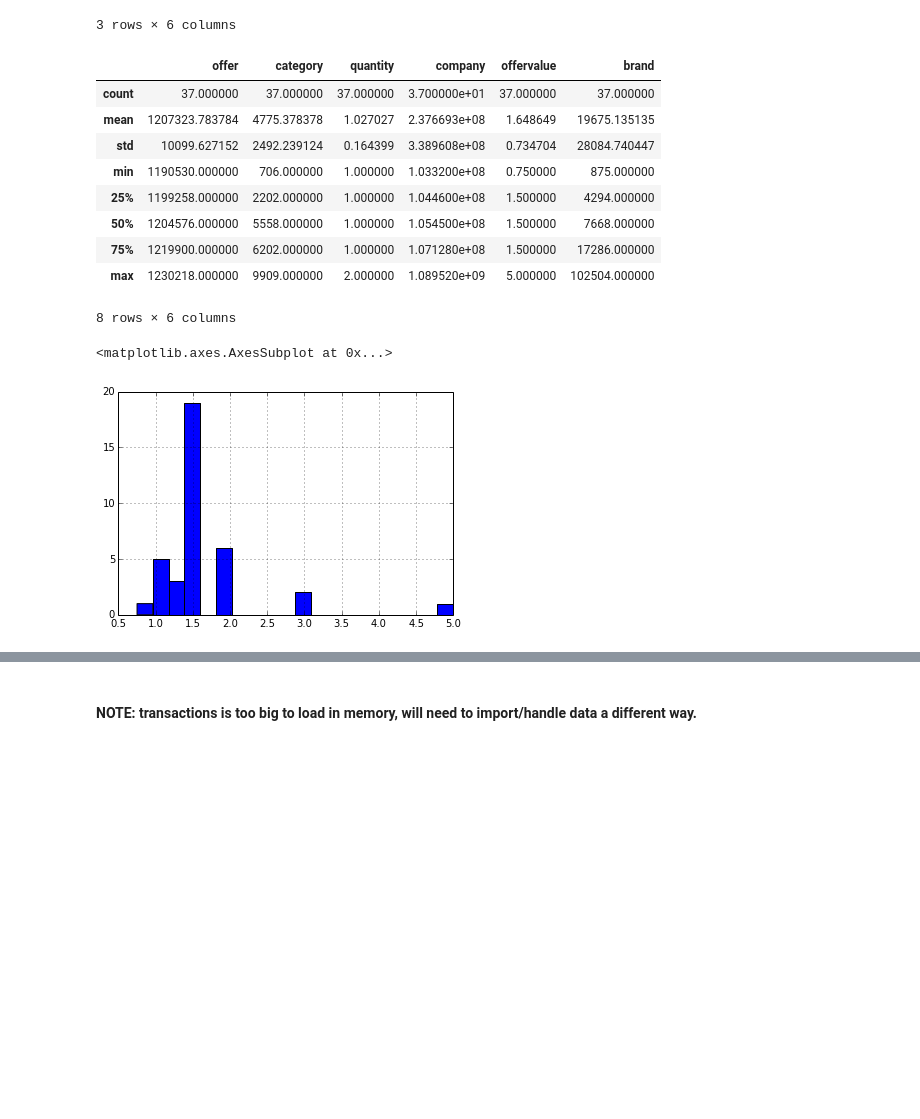
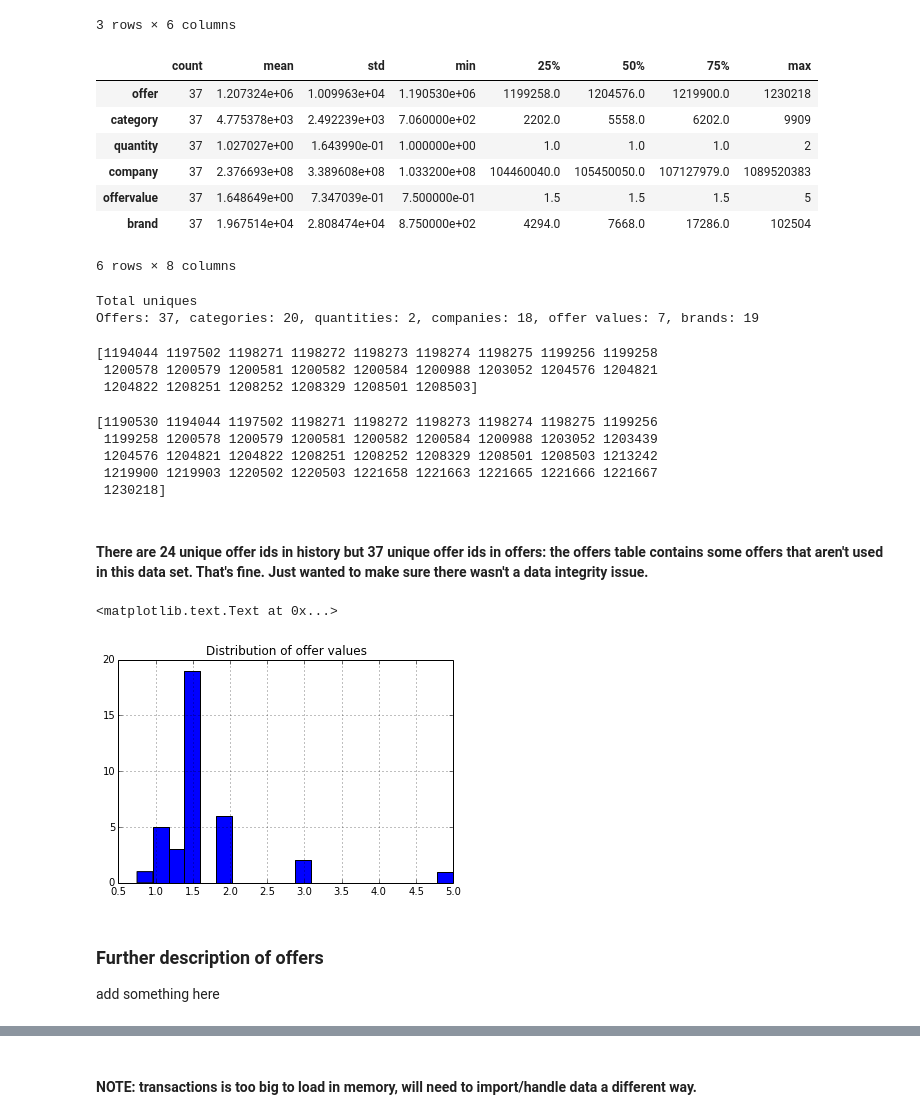
Before and after one commit to ankurprajapati/DAT6_clb, a Jupyter notebook: Final_Project/dataviz.ipynb, the cells around one changed output, grey strips where cells are left out. Drawn from its saved outputs; the diff is of its cells as text; code cells hidden in the pictures; blank space fills up the shorter version.

```diff
--- a/Final_Project/dataviz.ipynb
+++ b/Final_Project/dataviz.ipynb
@@ -90,7 +160,7 @@ hdata['repeattrips'].hist()
 <li>brand - An id of the brand to which the item belongs
 </ul>
 # %%
-odata = pd.read_csv('./Final_Project/offers.csv')
+odata = pd.read_csv('offers.csv')
 odata.head(3)
 # %% [output]
 |  | offer | category | quantity | company | offervalue | brand |
@@ -99,23 +169,60 @@ odata.head(3)
 | 2 | 1197502 | 3203 | 1 | 106414464 | 0.75 | 13474 |
 3 rows × 6 columns
 # %%
-odata.describe()
+odata.describe().T
 # %% [output]
-|  | offer | category | quantity | company | offervalue | brand |
-| count | 37.000000 | 37.000000 | 37.000000 | 3.700000e+01 | 37.000000 | 37.000000 |
-| mean | 1207323.783784 | 4775.378378 | 1.027027 | 2.376693e+08 | 1.648649 | 19675.135135 |
-| std | 10099.627152 | 2492.239124 | 0.164399 | 3.389608e+08 | 0.734704 | 28084.740447 |
-| min | 1190530.000000 | 706.000000 | 1.000000 | 1.033200e+08 | 0.750000 | 875.000000 |
-| 25% | 1199258.000000 | 2202.000000 | 1.000000 | 1.044600e+08 | 1.500000 | 4294.000000 |
-| 50% | 1204576.000000 | 5558.000000 | 1.000000 | 1.054500e+08 | 1.500000 | 7668.000000 |
-| 75% | 1219900.000000 | 6202.000000 | 1.000000 | 1.071280e+08 | 1.500000 | 17286.000000 |
-| max | 1230218.000000 | 9909.000000 | 2.000000 | 1.089520e+09 | 5.000000 | 102504.000000 |
+|  | count | mean | std | min | 25% | 50% | 75% | max |
+| offer | 37 | 1.207324e+06 | 1.009963e+04 | 1.190530e+06 | 1199258.0 | 1204576.0 | 1219900.0 | 1230218 |
+| category | 37 | 4.775378e+03 | 2.492239e+03 | 7.060000e+02 | 2202.0 | 5558.0 | 6202.0 | 9909 |
+| quantity | 37 | 1.027027e+00 | 1.643990e-01 | 1.000000e+00 | 1.0 | 1.0 | 1.0 | 2 |
+| company | 37 | 2.376693e+08 | 3.389608e+08 | 1.033200e+08 | 104460040.0 | 105450050.0 | 107127979.0 | 1089520383 |
+| offervalue | 37 | 1.648649e+00 | 7.347039e-01 | 7.500000e-01 | 1.5 | 1.5 | 1.5 | 5 |
+| brand | 37 | 1.967514e+04 | 2.808474e+04 | 8.750000e+02 | 4294.0 | 7668.0 | 17286.0 | 102504 |
-8 rows × 6 columns
+6 rows × 8 columns
+# %%
+# Number of unique values for each variable
+num_offer = len(odata.offer.unique())
+num_category = len(odata.category.unique())
+num_quantity = len(odata.quantity.unique())
+num_company = len(odata.company.unique())
+num_offervalue = len(odata.offervalue.unique())
+num_brand = len(odata.brand.unique())
+
+print('Total uniques')
+print 'Offers: {0}, categories: {1}, quantities: {2}, companies: {3}, offer values: {4}, brands: {5}'.format(
+    num_offer, num_category, num_quantity, num_company, num_offervalue, num_brand)
+# %% [output]
+Total uniques
+Offers: 37, categories: 20, quantities: 2, companies: 18, offer values: 7, brands: 19
+# %%
+b = hdata.offer.unique()
+b.sort()
+print (b)
+# %% [output]
+[1194044 1197502 1198271 1198272 1198273 1198274 1198275 1199256 1199258
+ 1200578 1200579 1200581 1200582 1200584 1200988 1203052 1204576 1204821
+ 1204822 1208251 1208252 1208329 1208501 1208503]
+# %%
+c = odata.offer.unique()
+c.sort()
+print (c)
+# %% [output]
+[1190530 1194044 1197502 1198271 1198272 1198273 1198274 1198275 1199256
+ 1199258 1200578 1200579 1200581 1200582 1200584 1200988 1203052 1203439
+ 1204576 1204821 1204822 1208251 1208252 1208329 1208501 1208503 1213242
+ 1219900 1219903 1220502 1220503 1221658 1221663 1221665 1221666 1221667
+ 1230218]
+# %% [markdown]
+#### There are 24 unique offer ids in history but 37 unique offer ids in offers:  the offers table contains some offers that aren't used in this data set.  That's fine.  Just wanted to make sure there wasn't a data integrity issue.
 # %%
-odata['offervalue'].hist(bins=20)
+odata.offervalue.hist(bins=20)
+plt.title('Distribution of offer values')
 # %% [output]
-<matplotlib.axes.AxesSubplot at 0x...>
+<matplotlib.text.Text at 0x...>
-[figure, old version]
+[figure, new version]
+# %% [markdown]
+### Further description of offers
+add something here
 # %% [markdown]
 ### Table:  transactions
 #### Fields
```
Also changed, not shown: parts of 80 cells of this notebook.
